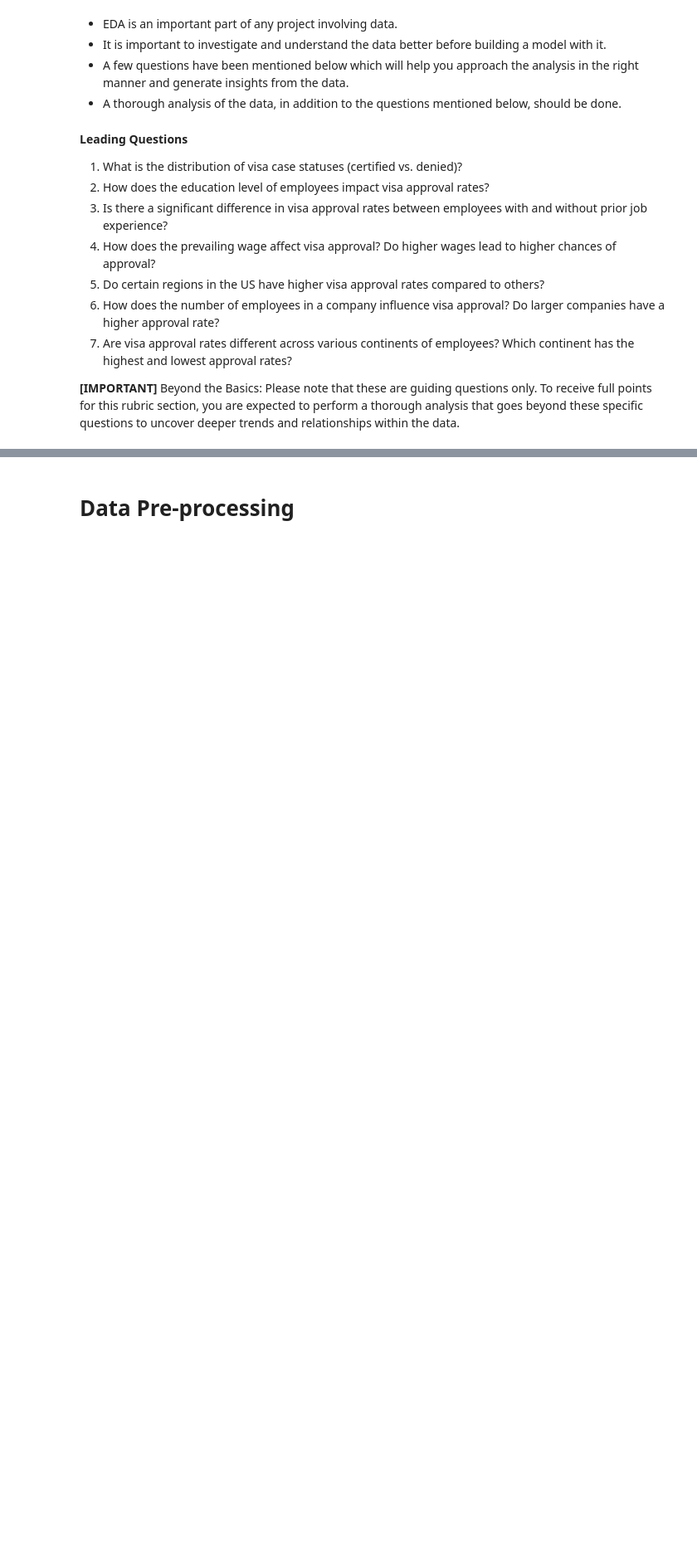
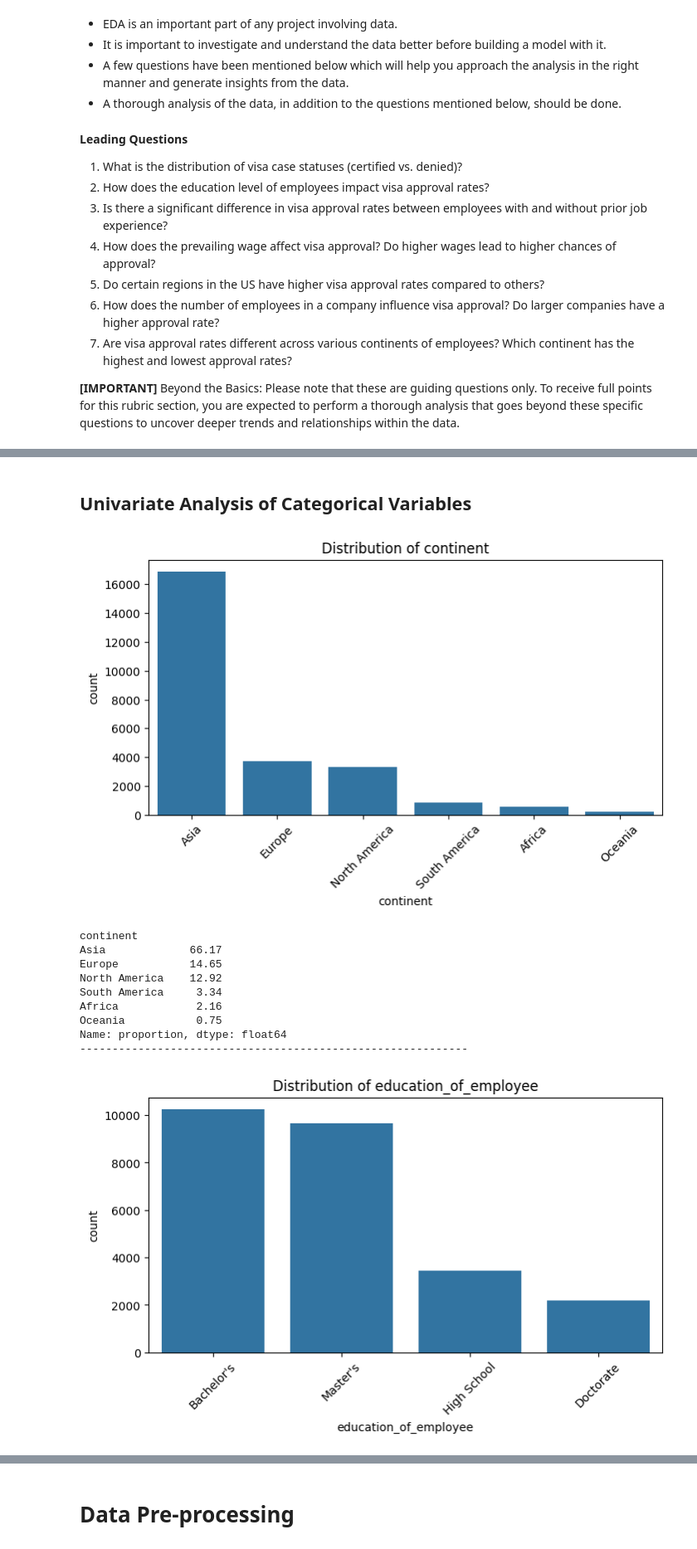
Before and after one commit to click2shivesh/shivesh-uta-aiml-py, a Jupyter notebook: Shivesh_Project_Full_Code_Notebook_EasyVisa.ipynb, the cells around one changed output, grey strips where cells are left out. Shown at 83% size. Drawn from its saved outputs; the diff is of its cells as text; code cells hidden in the pictures; blank space fills up the shorter version.

```diff
--- a/Shivesh_Project_Full_Code_Notebook_EasyVisa.ipynb
+++ b/Shivesh_Project_Full_Code_Notebook_EasyVisa.ipynb
@@ -88,0 +433,37 @@ Drive already mounted at /content/drive; to attempt to forcibly remount, call dr
+# %% [markdown]
+## Univariate Analysis of Categorical Variables
+# %%
+# List of categorical variables
+categorical_cols = [
+    'continent',
+    'education_of_employee',
+    'has_job_experience',
+    'requires_job_training',
+    'region_of_employment',
+    'unit_of_wage',
+    'full_time_position'
+]
+
+# Plot distribution of each categorical variable
+for col in categorical_cols:
+    plt.figure(figsize=(8,4))
+    sns.countplot(data=data, x=col, order=data[col].value_counts().index)
+    plt.title(f'Distribution of {col}')
+    plt.xticks(rotation=45)
+    plt.show()
+
+    # Display percentage distribution
+    print(data[col].value_counts(normalize=True).mul(100).round(2))
+    print("-"*60)
+# %% [output]
+[figure, added]
+continent
+Asia             66.17
+Europe           14.65
+North America    12.92
+South America     3.34
+Africa            2.16
+Oceania           0.75
+Name: proportion, dtype: float64
+------------------------------------------------------------
+[figure, added]
```
Also changed, not shown: parts of 37 cells of this notebook.
